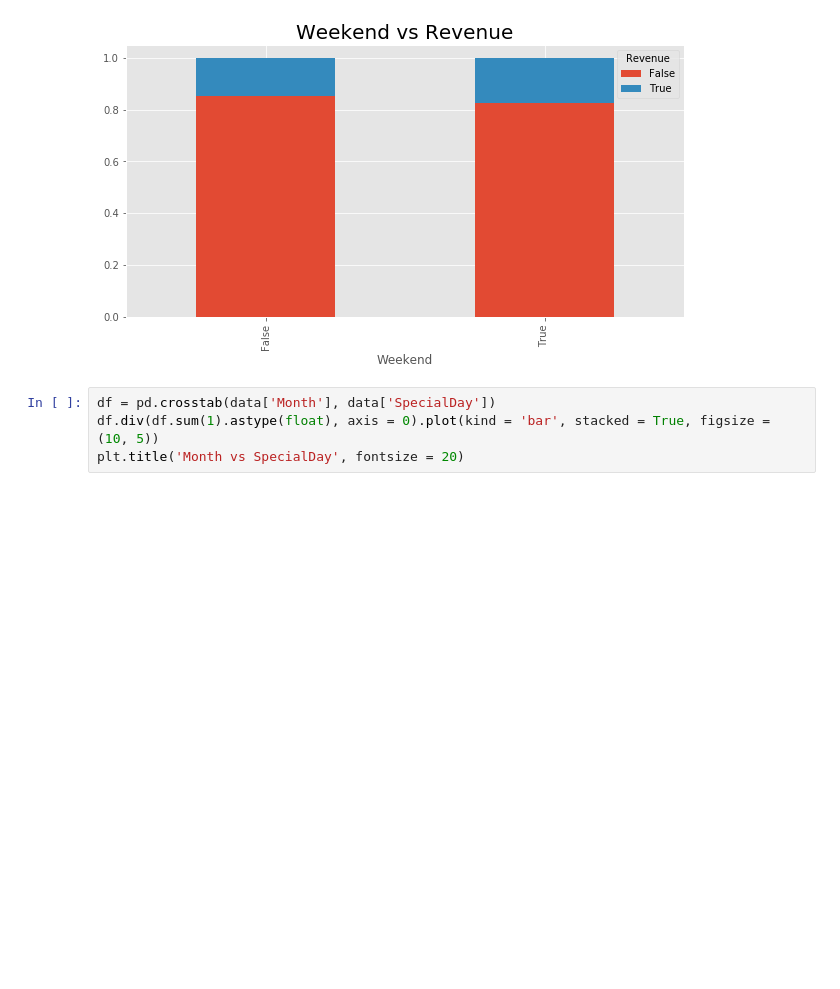
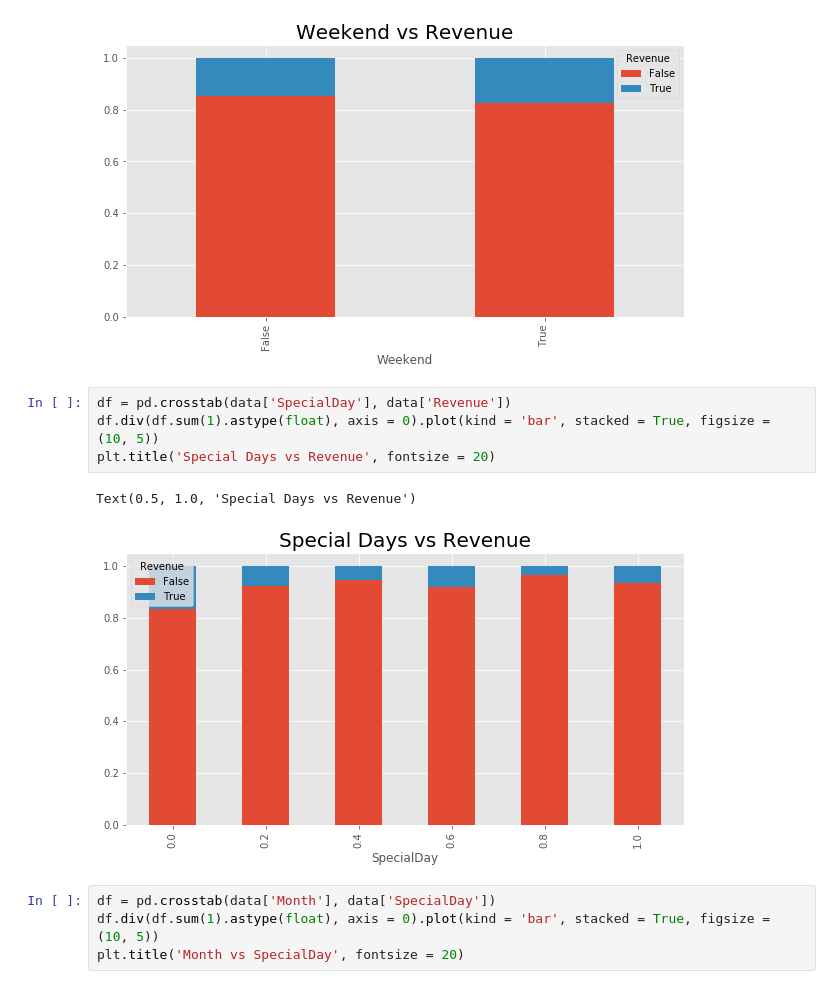
Before and after one commit to Tanvig/Springboard-Projects, a Jupyter notebook: Capstone_one/EDA_Capstone_one.ipynb, the cells around one changed output. Cells and saved outputs as stored; diff of their text form; blank space fills up the shorter version.

```diff
--- a/Capstone_one/EDA_Capstone_one.ipynb
+++ b/Capstone_one/EDA_Capstone_one.ipynb
@@ -536,6 +536,13 @@ plt.title('Weekend vs Revenue', fontsize = 20)
 # %% [output]
 Text(0.5, 1.0, 'Weekend vs Revenue')
 [figure]
+# %%
+df = pd.crosstab(data['SpecialDay'], data['Revenue'])
+df.div(df.sum(1).astype(float), axis = 0).plot(kind = 'bar', stacked = True, figsize = (10, 5))
+plt.title('Special Days vs Revenue', fontsize = 20)
+# %% [output]
+Text(0.5, 1.0, 'Special Days vs Revenue')
+[figure, added]
 # %%
 df = pd.crosstab(data['Month'], data['SpecialDay'])
 df.div(df.sum(1).astype(float), axis = 0).plot(kind = 'bar', stacked = True, figsize = (10, 5))
```
Also changed, not shown: 1 other file.
